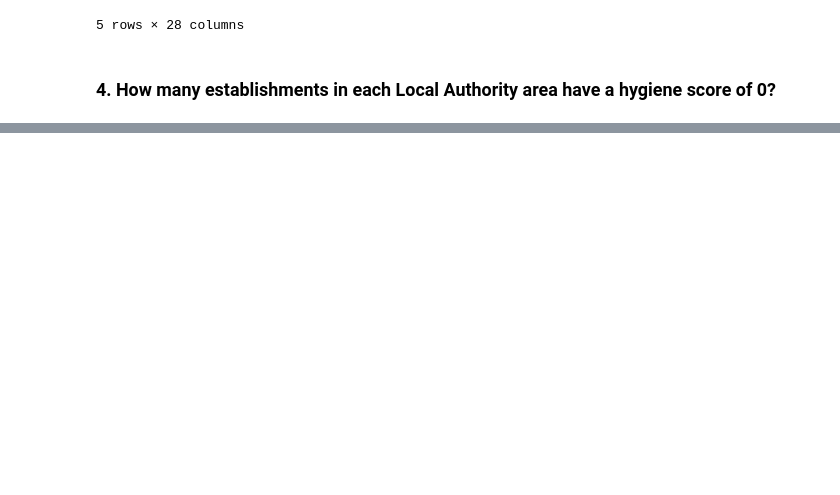
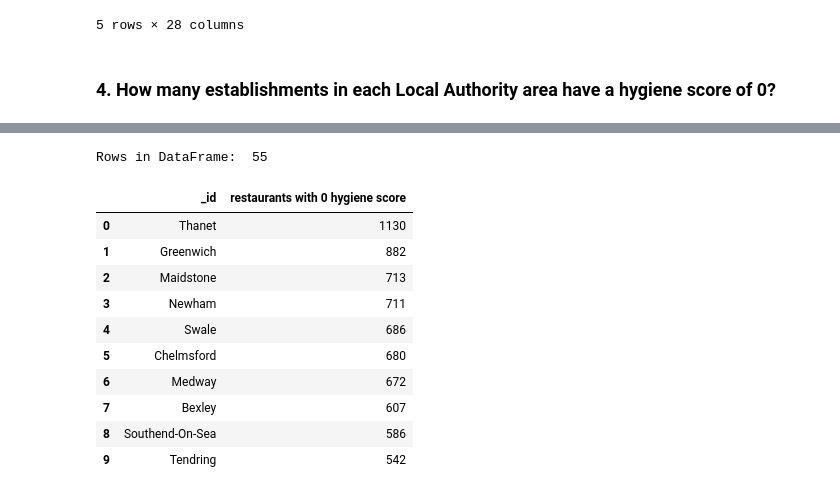
Before and after one commit to BlufferMK/nosql-challenge, a Jupyter notebook: NoSQL_analysis.ipynb, the cells around one changed output, grey strips where cells are left out. Saved outputs shown, nothing was run; the diff lists cells and outputs as text; code cells hidden in the pictures; blank space fills up the shorter version.

```diff
--- a/Starter_Code/NoSQL_analysis.ipynb
+++ b/NoSQL_analysis.ipynb
@@ -206,9 +207,18 @@ df_5_by_Penang.head()
 # %%
 # Create a pipeline that:
 # 1. Matches establishments with a hygiene score of 0
+match_query = {'$match': {'scores.Hygiene':{'$lt': 1}}}
 # 2. Groups the matches by Local Authority
+group_query = {'$group': {'_id': "$LocalAuthorityName",'restaurants with 0 hygiene score': {'$sum': 1}}}
+
 # 3. Sorts the matches from highest to lowest
+sort_values = {'$sort': {'restaurants with 0 hygiene score': -1}}
+
+pipeline = [match_query, group_query, sort_values]
+results = list(establishments.aggregate(pipeline))
 
 # Print the number of documents in the result
+print("Number of Local Authorities", len(results))
 
 # Print the first 10 results
+pprint(results[0:10])
@@ -215,6 +237,22 @@ df_5_by_Penang.head()
 # %%
 # Convert the result to a Pandas DataFrame
+result_df = pd.DataFrame(results)
 
 # Display the number of rows in the DataFrame
+print("Rows in DataFrame: ", len(result_df))
 
 # Display the first 10 rows of the DataFrame
+result_df.head(10)
+# %% [output]
+Rows in DataFrame:  55
+|  | _id | restaurants with 0 hygiene score |
+| 0 | Thanet | 1130 |
+| 1 | Greenwich | 882 |
+| 2 | Maidstone | 713 |
+| 3 | Newham | 711 |
+| 4 | Swale | 686 |
+| 5 | Chelmsford | 680 |
+| 6 | Medway | 672 |
+| 7 | Bexley | 607 |
+| 8 | Southend-On-Sea | 586 |
+| 9 | Tendring | 542 |
```
Also changed, not shown: parts of 4 cells of this notebook, 4 other files.
